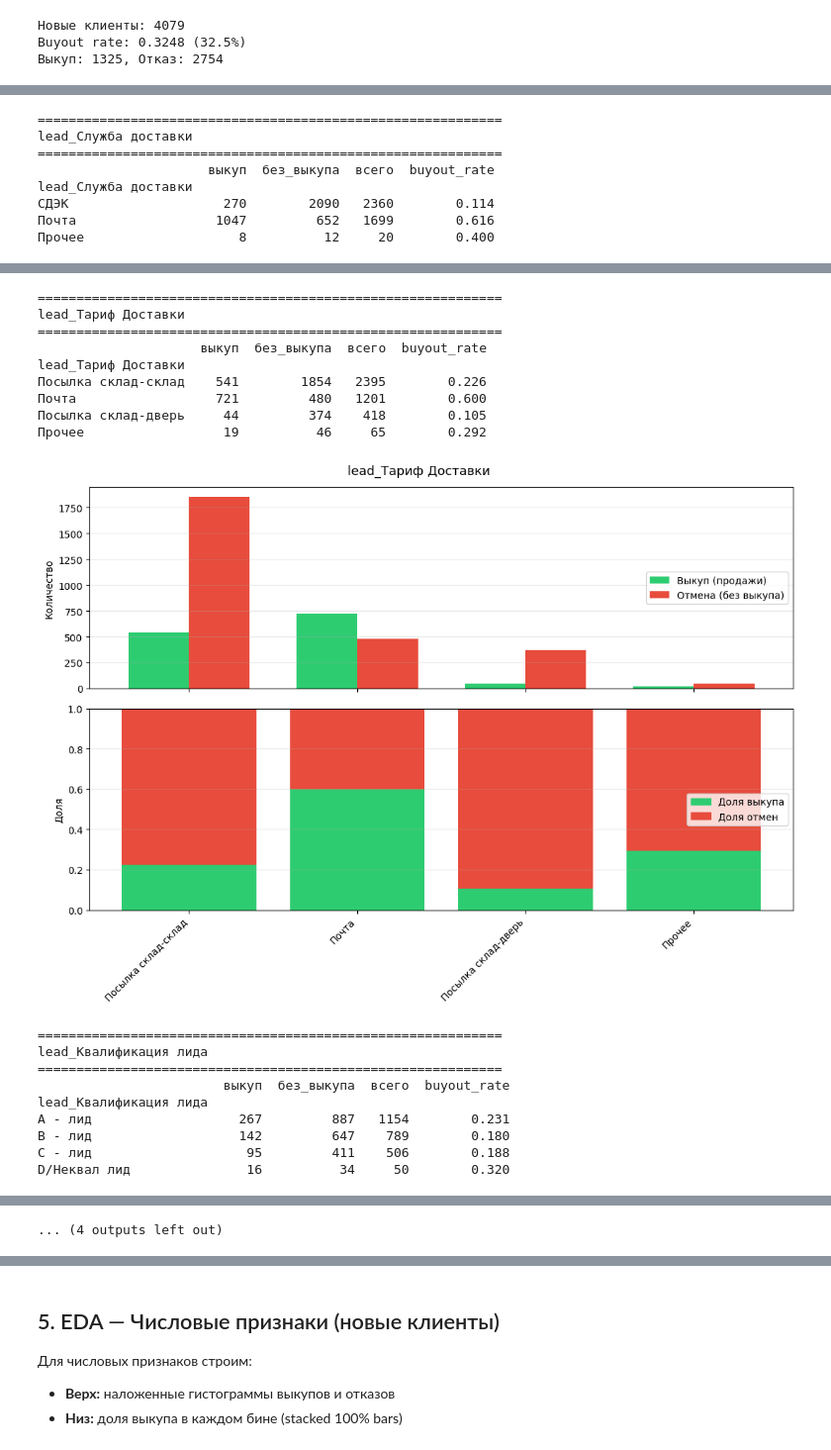
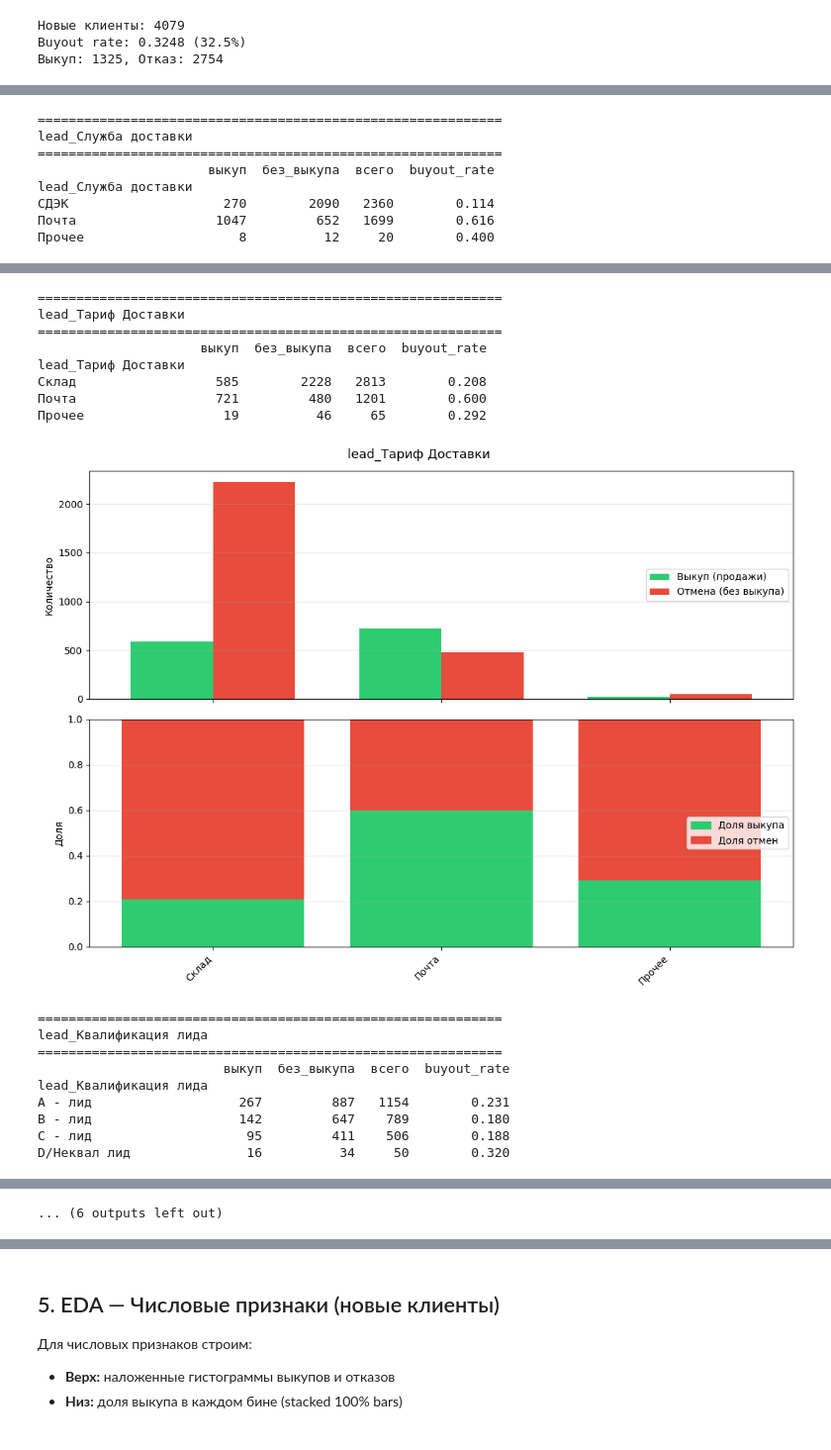
Before and after one commit to FlufffyMelon/Artraid-Hackaton, a Jupyter notebook: 01_data_analysis.ipynb, the cells around one changed output, grey strips where cells are left out. Shown at 99% size. Cells and saved outputs as stored; diff of their text form; code cells hidden in the pictures.

```diff
--- a/01_data_analysis.ipynb
+++ b/01_data_analysis.ipynb
@@ -40,8 +40,8 @@ LEAD_QUAL_ORDER = ['А - лид', 'В - лид', 'С - лид', 'D/Неквал
 
 CUSTOM_ORDERS = {
     '_deal_group': ['0 (новый)', '1', '2', '3', '4', '5+'],
-    'price_bin': ['0-3k', '3-5k', '5-8k', '8-15k', '15-25k', '25k+', 'unknown'],
-    'cart_bin': ['1-8', '9-12', '13-16', '17+'],
+    'price_bin': ['0-5k', '5-8k', '8-15k', '15k+', 'unknown'],
+    'cart_bin': ['1-8', '9-12', '13+'],
     'manager_bin': ['0-800', '800-1.8k', '1.8-3k', '3k+'],
     'delta_bin': ['<30мин', '30-60мин', '1-2ч', '>2ч'],
 }
@@ -384,8 +382,29 @@ russia_cities.extend([
 # 3. Карта manager_id -> число сделок (агрегат по полному датасету)
 manager_map = df_full.groupby('lead_responsible_user_id').size().to_dict()
 
-# 4. Препроцессинг — сразу для df новых клиентов (для EDA ниже)
-context = {'manager_map': manager_map, 'russia_cities': russia_cities}
+# 4. Группы менеджеров по buyout rate новых клиентов.
+#    Менеджеры с rate >= 40% → mgr_high, 20-40% → mgr_mid, <20% → mgr_low.
+#    Различие в buyout rate между группами — до 30 п.п.
+mgr_rates = df.groupby('lead_responsible_user_id')['buyout_flag'].mean()
+mgr_group_map = {}
+for mgr_id, rate in mgr_rates.items():
+    mgr_group_map[mgr_id] = (
+        'mgr_high' if rate >= 0.4 else
+        'mgr_mid'  if rate >= 0.2 else
+        'mgr_low'
+    )
+
+# 5. Карта крупных городов (население >= 500 тыс.)
+big_city_map = {c['name']: 1 for c in _russia_cities_raw
+                if c.get('population', 0) >= 500_000}
+
+# 6. Препроцессинг — сразу для df новых клиентов (для EDA ниже)
+context = {
+    'manager_map': manager_map,
+    'russia_cities': russia_cities,
+    'mgr_group_map': mgr_group_map,
+    'big_city_map': big_city_map,
+}
 df, feat_cols = build_features(df, config, context)
 
 print(f'Признаки готовы: cat={len(feat_cols.cat_cols)}, num={len(feat_cols.num_cols)}, '
@@ -393,4 +412,6 @@ print(f'Признаки готовы: cat={len(feat_cols.cat_cols)}, num={len(f
 print(f'Гео-база: {len(russia_cities)} городов')
 n_unknown = (df['city_clean'] == '__unknown__').sum()
 print(f'Unknown городов: {n_unknown} ({n_unknown/len(df)*100:.1f}%)')
+print(f'Крупных городов (>=500k): {len(big_city_map)}')
+print(f'Групп менеджеров: { {v: sum(1 for x in mgr_group_map.values() if x == v) for v in sorted(set(mgr_group_map.values()))} }')
 # %% [output]
@@ -409,42 +434,42 @@ Unknown городов: 510 (12.5%)
 # Категориальные признаки для EDA (только те, что пойдут в модель)
 CAT_EDA = [
     'lead_Служба доставки',                  # 3 класса: СДЭК / Почта / Прочее
-    'lead_Тариф Доставки',                   # 4 класса: Посылка склад-*, Почта, Прочее
+    'lead_Тариф Доставки',                   # 4 класса: Почта / Склад / Прочее / остальное
     'lead_Квалификация лида',                # группировка мелких классов в 'D/Неквал лид'
     'lead_Категория и варианты выбора',      # DISC-профиль
     'lead_Модель телефона',                  #
     'lead_Вид оплаты',                       # 4 класса: 3 основных + Прочее
     'lead_group_id',                         # категориальный, класс '0' = неизвестно
-    'lead_Проблема',                         # TE, ~24 тематики (показываем как категориальный)
+    'lead_Проблема',                         # 3 группы: first / high_buyout / third
+    'lead_responsible_user_id',              # 26 менеджеров, one-hot
 ]
 
 for col in CAT_EDA:
     if col not in df.columns:
         print(f'{col}: отсутствует в данных, пропуск')
         continue
     n_unique = df[col].nunique()
     top_n = 20 if n_unique > 20 else None
     plot_feature_two_panel(df, col, col, top_n=top_n)
 # %% [output]
 ============================================================
 lead_Служба доставки
 ============================================================
                       выкуп  без_выкупа  всего  buyout_rate
 lead_Служба доставки
 СДЭК                    270        2090   2360        0.114
 Почта                  1047         652   1699        0.616
 Прочее                    8          12     20        0.400
 [figure]
 ============================================================
 lead_Тариф Доставки
 ============================================================
                      выкуп  без_выкупа  всего  buyout_rate
 lead_Тариф Доставки
-Посылка склад-склад    541        1854   2395        0.226
+Склад                  585        2228   2813        0.208
 Почта                  721         480   1201        0.600
-Посылка склад-дверь     44         374    418        0.105
 Прочее                  19          46     65        0.292
-[figure, old version]
+[figure, new version]
 ============================================================
 lead_Квалификация лида
 ============================================================
@@ -485,7 +510,7 @@ lead_Вид оплаты
 Оплата на карту       13           4     17        0.765
 Прочее                 2          11     13        0.154
 [figure]
-... (4 outputs left out)
+... (6 outputs left out)
 # %% [markdown]
 ### Наблюдения по категориальным признакам (новые клиенты)
 
```
Also changed, not shown: parts of 12 cells of this notebook, 4 other files.
